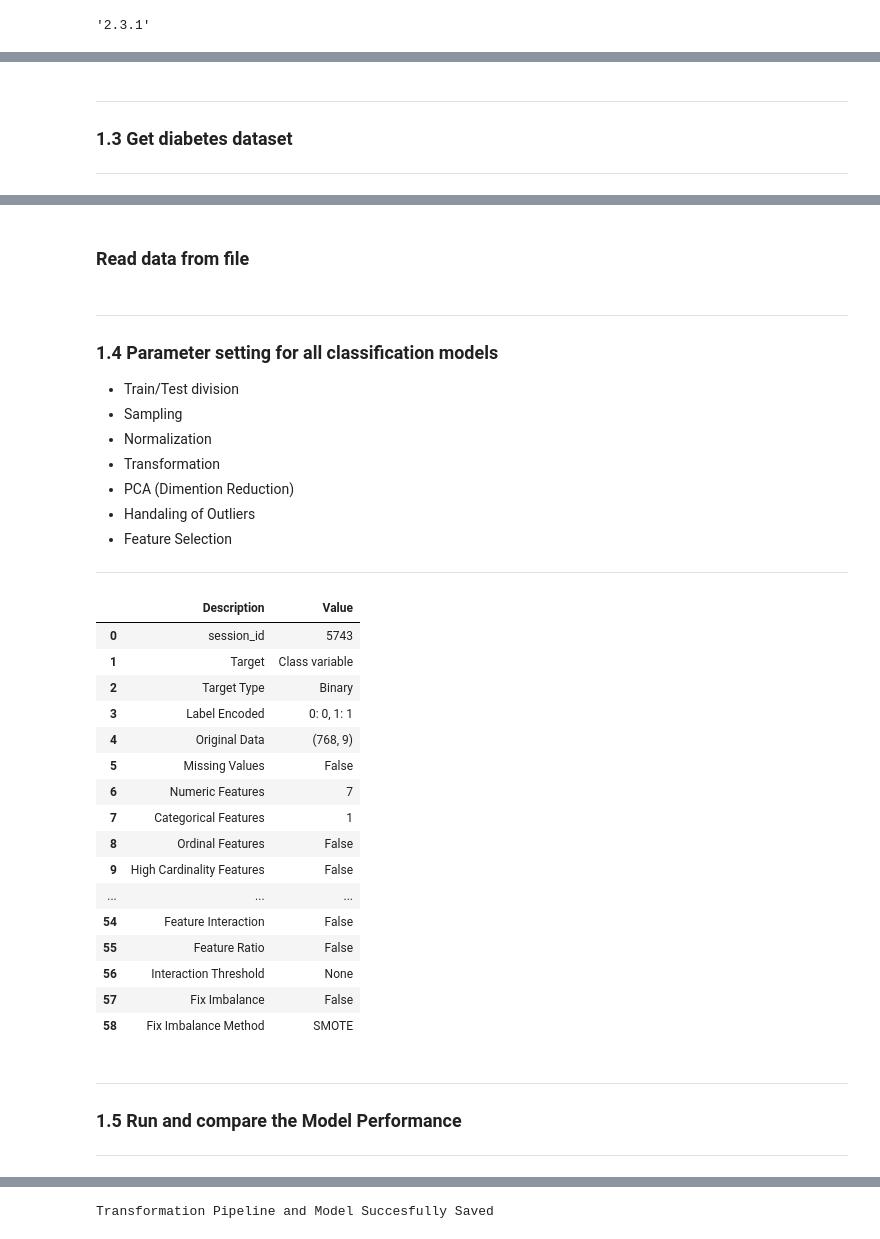
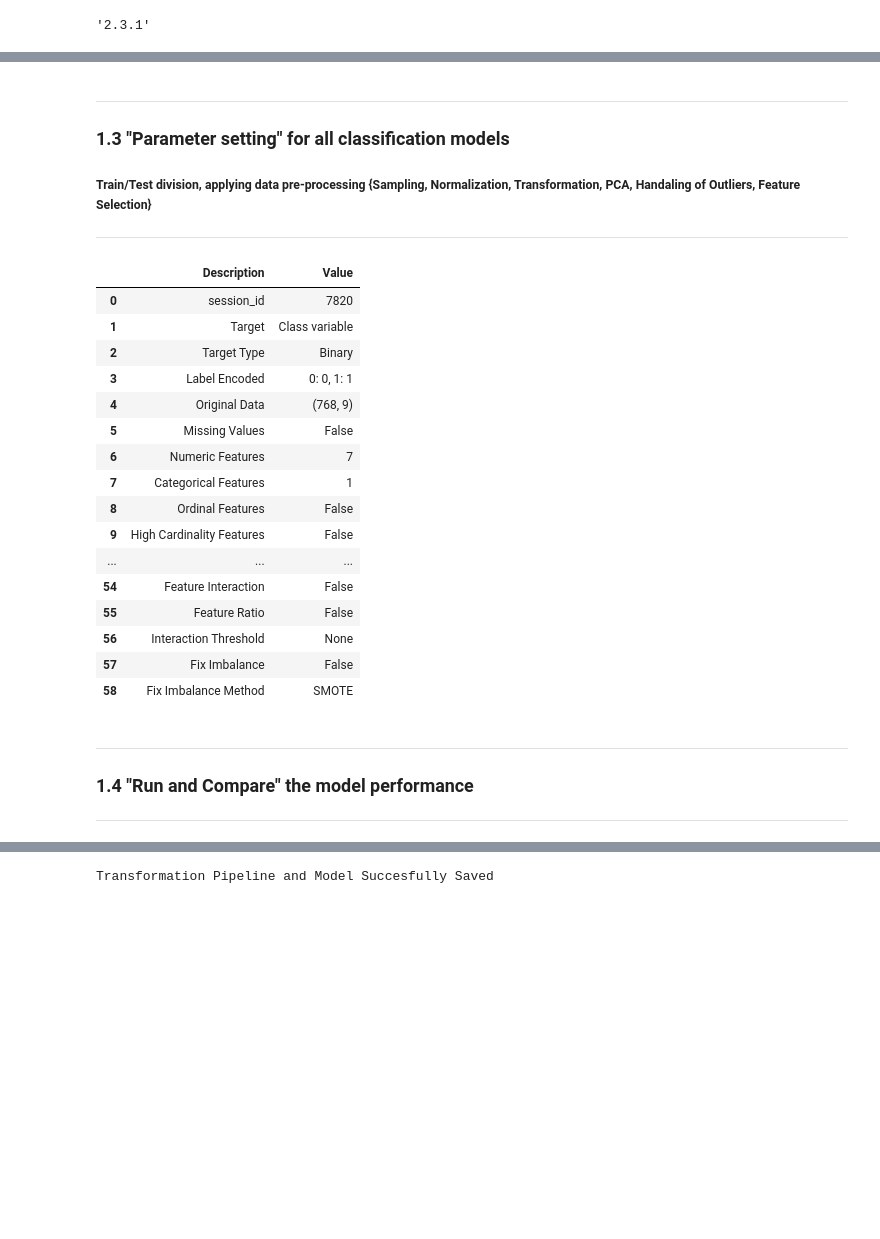
Before and after one commit to psrana/Machine-Learning-using-PyCaret, a Jupyter notebook: 02_PyCaret_for_Classification_with_Results.ipynb, the cells around one changed output, grey strips where cells are left out. Cells and saved outputs as stored; diff of their text form; code cells hidden in the pictures; blank space fills up the shorter version.

```diff
--- a/02_PyCaret_for_Classification_with_Results.ipynb
+++ b/02_PyCaret_for_Classification_with_Results.ipynb
@@ -82,7 +79,3 @@ dataSets = get_data('index')
-# %% [markdown]
----
-### **1.3 Get diabetes dataset**
----
 # %%
 diabetesDataSet = get_data("diabetes")    # SN is 7
 # This is binary classification dataset.
@@ -94,5 +87,3 @@ diabetesDataSet = get_data("diabetes")    # SN is 7
 | 2 | 8 | 183 | 64 | 0 | ... |
 | 3 | 1 | 89 | 66 | 23 | ... |
 | 4 | 0 | 137 | 40 | 35 | ... |
-# %% [markdown]
-### **Read data from file**
@@ -102,20 +90,14 @@ diabetesDataSet = get_data("diabetes")    # SN is 7
 # %% [markdown]
 ---
-### **1.4 Parameter setting for all classification models**
-- Train/Test division
-- Sampling
-- Normalization
-- Transformation
-- PCA (Dimention Reduction)
-- Handaling of Outliers
-- Feature Selection
+### **1.3 "Parameter setting"  for all classification models**
+##### **Train/Test division, applying data pre-processing** {Sampling, Normalization, Transformation, PCA, Handaling of Outliers, Feature Selection}
 ---
 # %%
 from pycaret.classification import *
-s = setup(data=diabetesDataSet, target='Class variable', silent=True)
+s = setup(data=diabetesDataSet, target='Class variable', train_size=0.7, silent=True)
 # %% [output]
 |  | Description | Value |
-| 0 | session_id | 5743 |
+| 0 | session_id | 7820 |
 | 1 | Target | Class variable |
 | 2 | Target Type | Binary |
 | 3 | Label Encoded | 0: 0, 1: 1 |
@@ -133,7 +115,7 @@ s = setup(data=diabetesDataSet, target='Class variable', silent=True)
 | 58 | Fix Imbalance Method | SMOTE |
 # %% [markdown]
 ---
-### **1.5 Run and compare the Model Performance**
+### **1.4 "Run and Compare" the model performance**
 ---
 # %%
 cm = compare_models()
```
Also changed, not shown: parts of 97 cells of this notebook.
